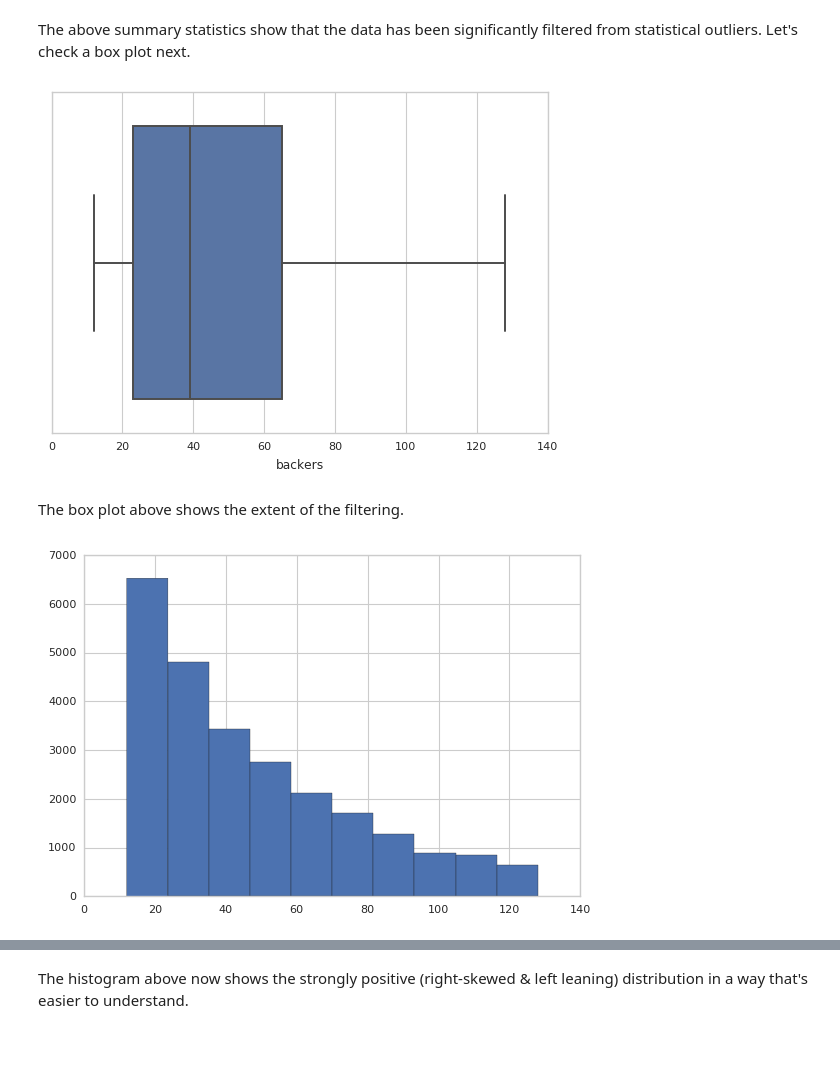
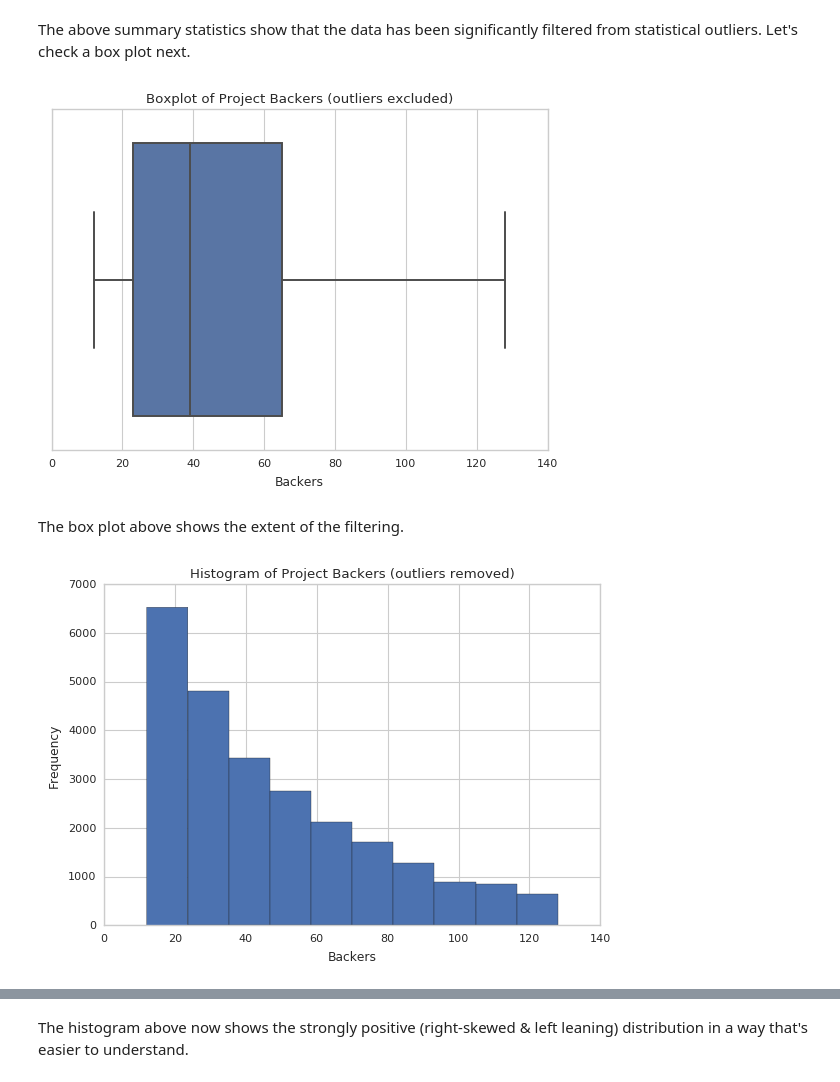
Before and after one commit to wblakecannon/kickstarter-consulting, a Jupyter notebook: kickstarter-consulting.ipynb, the cells around one changed output, grey strips where cells are left out. Saved outputs shown, nothing was run; the diff lists cells and outputs as text; code cells hidden in the pictures; blank space fills up the shorter version.

```diff
--- a/kickstarter-consulting.ipynb
+++ b/kickstarter-consulting.ipynb
@@ -29,8 +32,8 @@ Populating the interactive namespace from numpy and matplotlib
 # empty data will be filled in as NaN
 # The data can be found at http://bit.ly/2cgMGDm
 kickstarter_df = pd.read_csv('DSI_kickstarterscrape_dataset.csv', keep_default_na=True)
-# Rename 'project id' to 'project_id' as spaces can confuse code
-kickstarter_df.rename(columns={'project id': 'project_id'}, inplace=True)
+# Rename columns with spaces to _
+kickstarter_df.rename(columns={'project id': 'project_id', 'funded percentage': 'funded_percentage', 'funded date': 'funded_date', 'reward levels': 'reward_levels'}, inplace=True)
 # Set index as 'project_id'
 kickstarter_df.set_index(['project_id'], inplace=True)
 # %% [markdown]
@@ -177,17 +188,22 @@ Name: backers, dtype: float64
 The above summary statistics show that the data has been significantly filtered from statistical outliers. Let's check a box plot next.
 # %%
 sns.boxplot(x=filtered_df['backers'])
+plt.xlabel('Backers')
+plt.title('Boxplot of Project Backers (outliers excluded)')
 plt.show()
 # %% [output]
-[figure, old version]
+[figure, new version]
 # %% [markdown]
 The box plot above shows the extent of the filtering.
 # %%
 # Histogram of filtered 'backers' column
 plt.hist(filtered_df['backers'])
+plt.xlabel('Backers')
+plt.ylabel('Frequency')
+plt.title('Histogram of Project Backers (outliers removed)')
 plt.show()
 # %% [output]
-[figure, old version]
+[figure, new version]
 # %%
 # distribution plot of filtered 'backers' column
 sns.distplot(filtered_df['backers'], kde=False)
```
Also changed, not shown: parts of 46 cells of this notebook.
